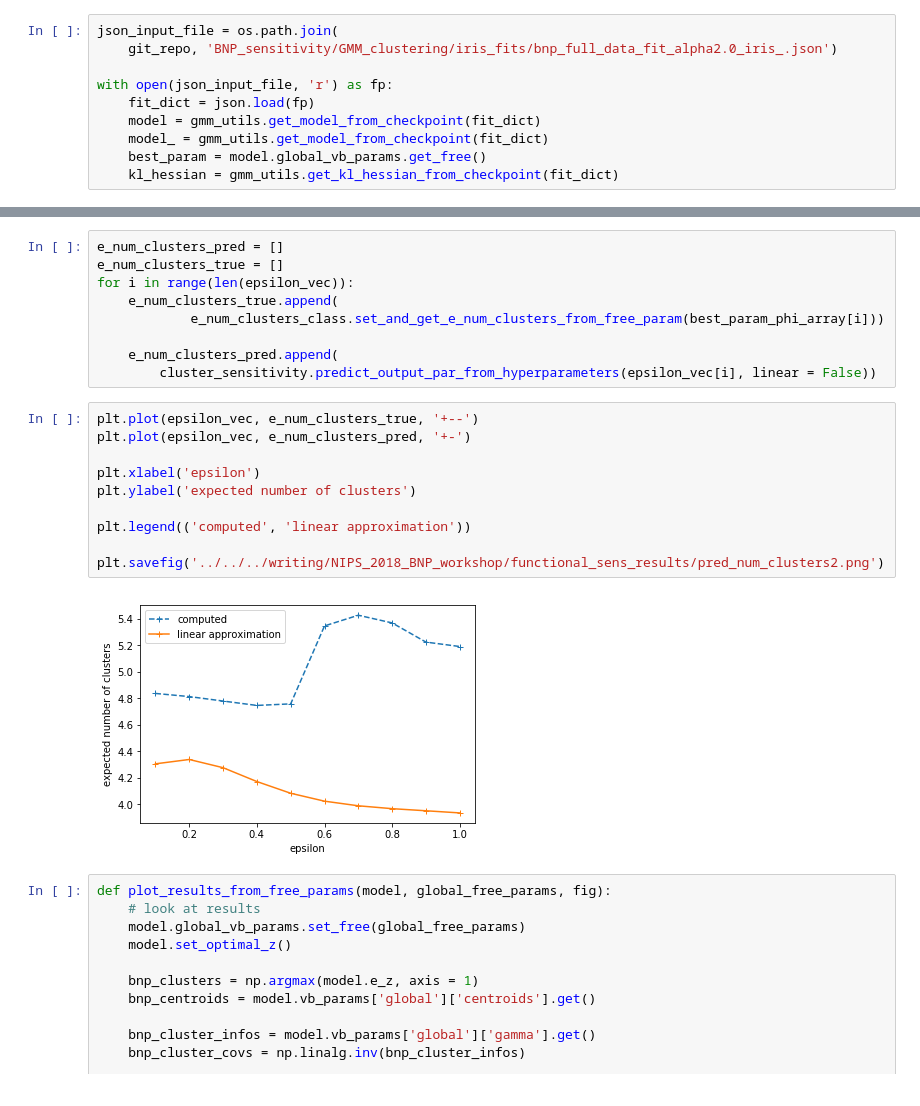
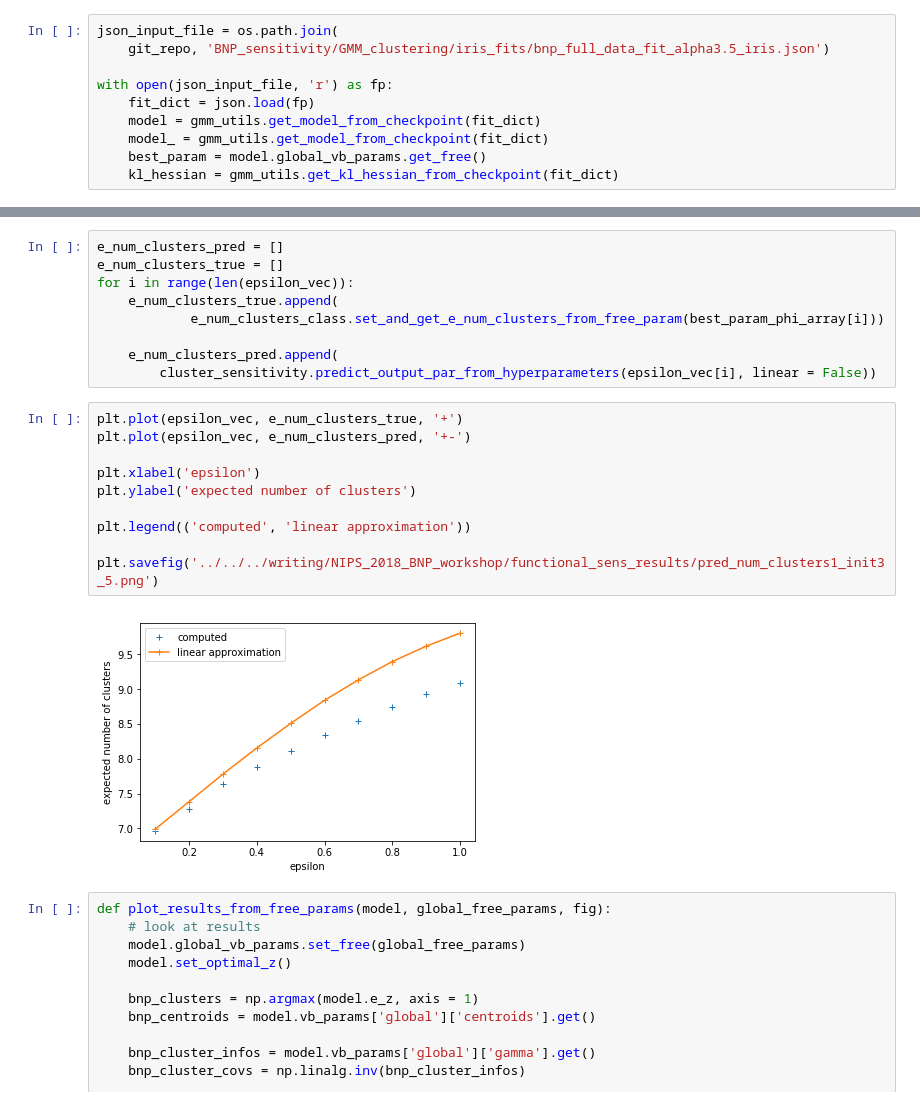
Before and after one commit to mijordan3/BNP_sensitivity, a Jupyter notebook: GMM_clustering/jupyter/bryans_sandbox/functional_sensitivity_sandboxII.ipynb, the cells around one changed output, grey strips where cells are left out. Drawn from its saved outputs; the diff is of its cells as text.

```diff
--- a/GMM_clustering/jupyter/bryans_sandbox/functional_sensitivity_sandboxII.ipynb
+++ b/GMM_clustering/jupyter/bryans_sandbox/functional_sensitivity_sandboxII.ipynb
@@ -36,7 +36,7 @@ import json
 # Load results from previous fit.
 # %%
 json_input_file = os.path.join(
-    git_repo, 'BNP_sensitivity/GMM_clustering/iris_fits/bnp_full_data_fit_alpha2.0_iris_.json')
+    git_repo, 'BNP_sensitivity/GMM_clustering/iris_fits/bnp_full_data_fit_alpha3.5_iris.json')
 
 with open(json_input_file, 'r') as fp:
     fit_dict = json.load(fp)
@@ -541,17 +594,17 @@ for i in range(len(epsilon_vec)):
     e_num_clusters_pred.append(
         cluster_sensitivity.predict_output_par_from_hyperparameters(epsilon_vec[i], linear = False))
 # %%
-plt.plot(epsilon_vec, e_num_clusters_true, '+--')
+plt.plot(epsilon_vec, e_num_clusters_true, '+')
 plt.plot(epsilon_vec, e_num_clusters_pred, '+-')
 
 plt.xlabel('epsilon')
 plt.ylabel('expected number of clusters')
 
 plt.legend(('computed', 'linear approximation'))
 
-plt.savefig('../../../writing/NIPS_2018_BNP_workshop/functional_sens_results/pred_num_clusters2.png')
+plt.savefig('../../../writing/NIPS_2018_BNP_workshop/functional_sens_results/pred_num_clusters1_init3_5.png')
 # %% [output]
-[figure, old version]
+[figure, new version]
 # %%
 def plot_results_from_free_params(model, global_free_params, fig):
     # look at results
```
Also changed, not shown: parts of 17 cells of this notebook, 13 other files.
